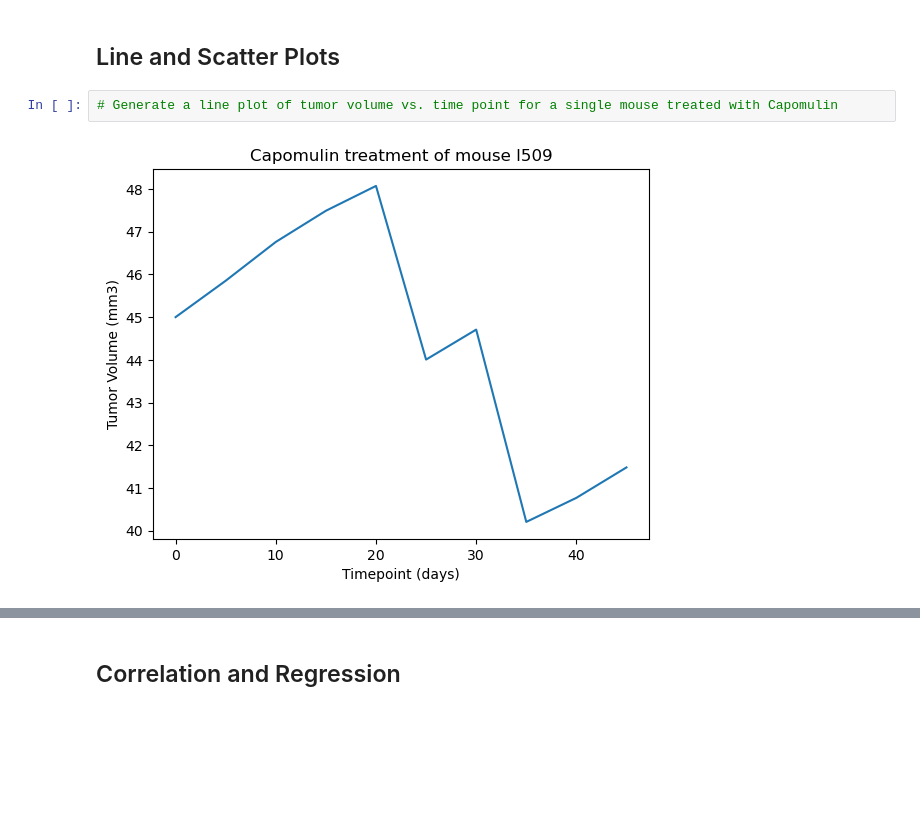
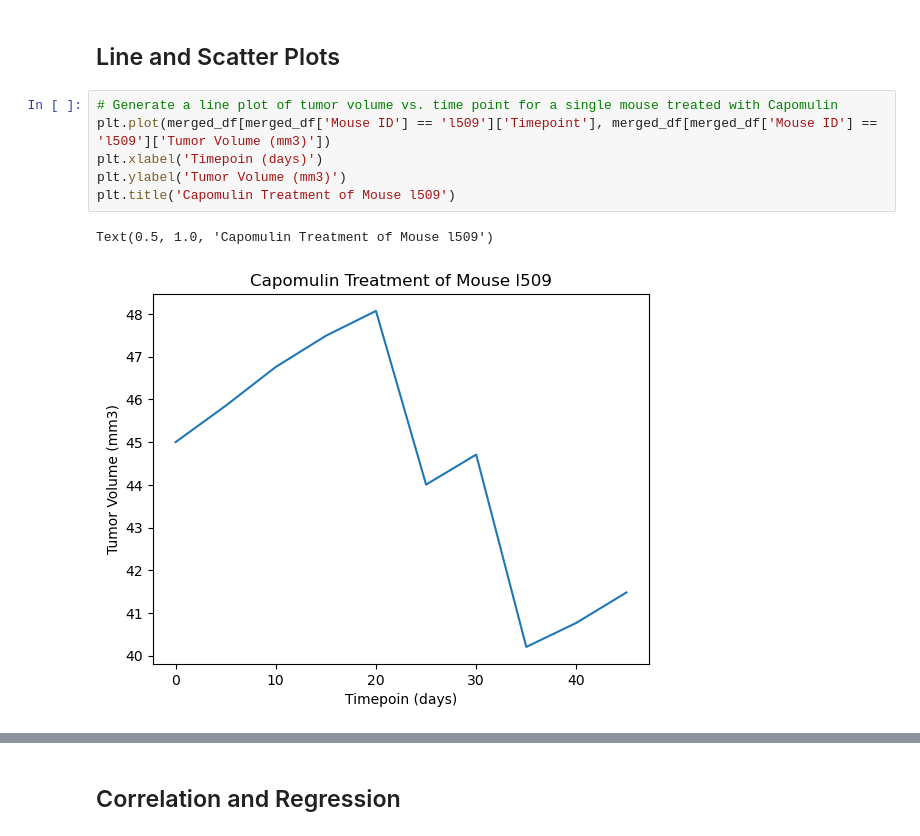
Before and after one commit to cosmopaladin/Pymaceuticals, a Jupyter notebook: pymaceuticals_starter.ipynb, the cells around one changed output, grey strips where cells are left out. Saved outputs shown, nothing was run; the diff lists cells and outputs as text; blank space fills up the shorter version.

```diff
--- a/pymaceuticals_starter.ipynb
+++ b/pymaceuticals_starter.ipynb
@@ -237,5 +291,10 @@ Ceftamin's potential outliers: Series([], Name: Tumor Volume (mm3), dtype: float
 ## Line and Scatter Plots
 # %%
 # Generate a line plot of tumor volume vs. time point for a single mouse treated with Capomulin
+plt.plot(merged_df[merged_df['Mouse ID'] == 'l509']['Timepoint'], merged_df[merged_df['Mouse ID'] == 'l509']['Tumor Volume (mm3)'])
+plt.xlabel('Timepoin (days)')
+plt.ylabel('Tumor Volume (mm3)')
+plt.title('Capomulin Treatment of Mouse l509')
 # %% [output]
+Text(0.5, 1.0, 'Capomulin Treatment of Mouse l509')
-[figure, old version]
+[figure, new version]
```
Also changed, not shown: parts of 7 cells of this notebook.
